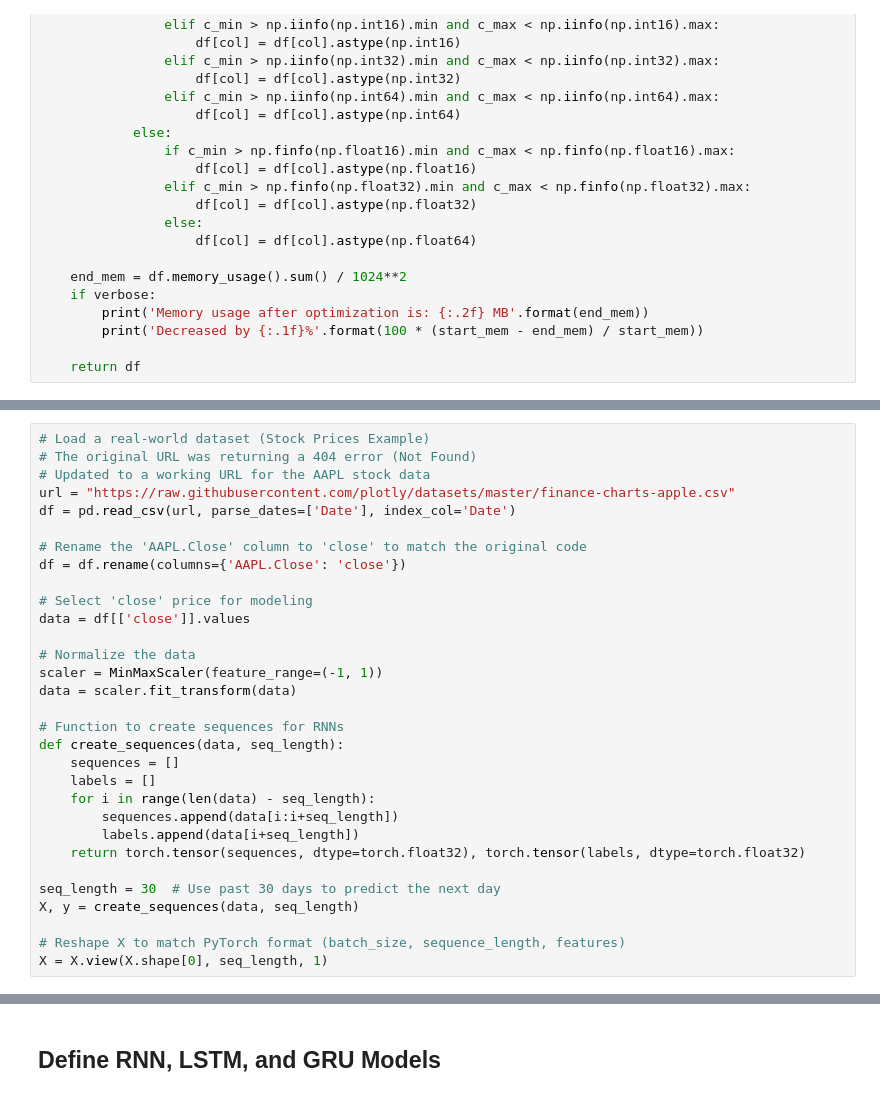
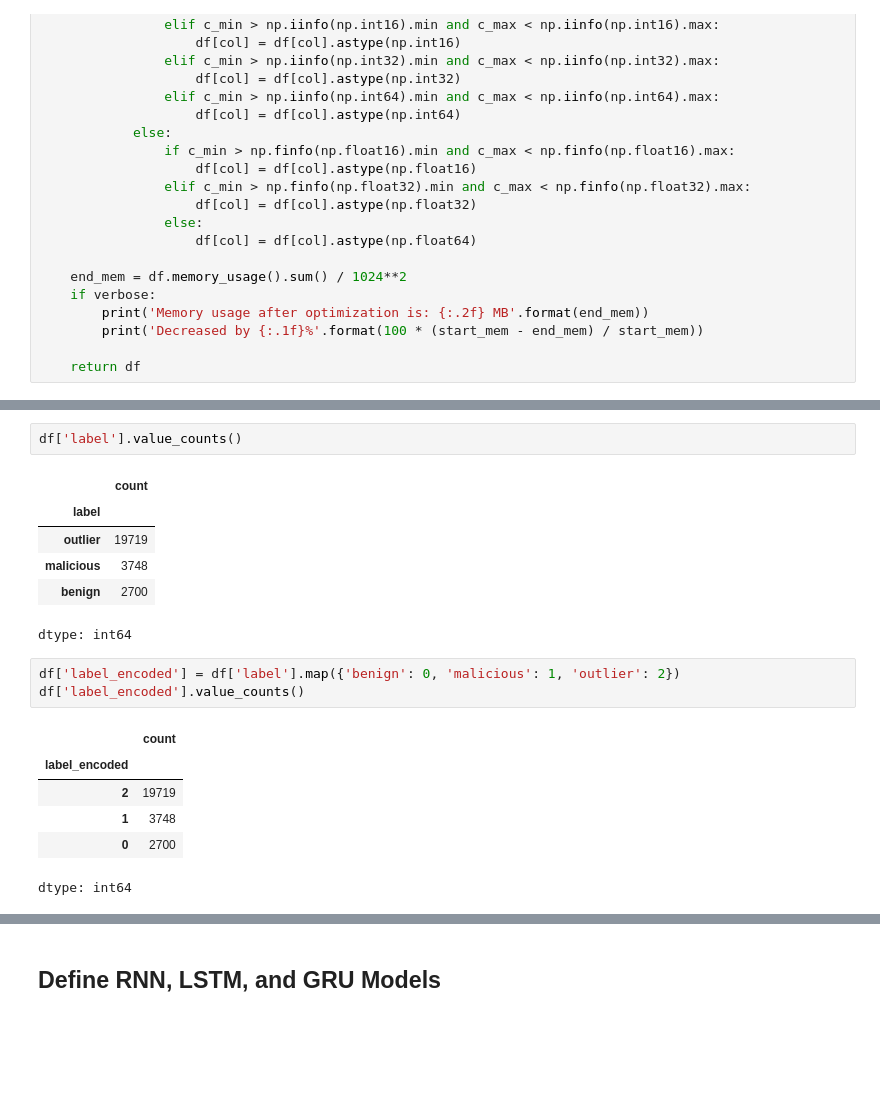
Before and after one commit to boopbeepbop75/networking_llm, a Jupyter notebook: RNN_LSTM_GRU.ipynb, the cells around one changed output, grey strips where cells are left out. Cells and saved outputs as stored; diff of their text form; blank space fills up the shorter version.

```diff
--- a/RNN_LSTM_GRU.ipynb
+++ b/RNN_LSTM_GRU.ipynb
@@ -91,31 +115,19 @@ df.info()
-# %%
-# Load a real-world dataset (Stock Prices Example)
-# The original URL was returning a 404 error (Not Found)
-# Updated to a working URL for the AAPL stock data
-url = "https://raw.githubusercontent.com/plotly/datasets/master/finance-charts-apple.csv"
-df = pd.read_csv(url, parse_dates=['Date'], index_col='Date')
-
-# Rename the 'AAPL.Close' column to 'close' to match the original code
-df = df.rename(columns={'AAPL.Close': 'close'})
-
-# Select 'close' price for modeling
-data = df[['close']].values
-
-# Normalize the data
-scaler = MinMaxScaler(feature_range=(-1, 1))
-data = scaler.fit_transform(data)
-
-# Function to create sequences for RNNs
-def create_sequences(data, seq_length):
-    sequences = []
-    labels = []
-    for i in range(len(data) - seq_length):
-        sequences.append(data[i:i+seq_length])
-        labels.append(data[i+seq_length])
-    return torch.tensor(sequences, dtype=torch.float32), torch.tensor(labels, dtype=torch.float32)
-
-seq_length = 30  # Use past 30 days to predict the next day
-X, y = create_sequences(data, seq_length)
-
-# Reshape X to match PyTorch format (batch_size, sequence_length, features)
-X = X.view(X.shape[0], seq_length, 1)
+# %%
+df['label'].value_counts()
+# %% [output]
+|  | count |
+| label |  |
+| outlier | 19719 |
+| malicious | 3748 |
+| benign | 2700 |
+dtype: int64
+# %%
+df['label_encoded'] = df['label'].map({'benign': 0, 'malicious': 1, 'outlier': 2})
+df['label_encoded'].value_counts()
+# %% [output]
+|  | count |
+| label_encoded |  |
+| 2 | 19719 |
+| 1 | 3748 |
+| 0 | 2700 |
+dtype: int64
```
Also changed, not shown: parts of 11 cells of this notebook.
